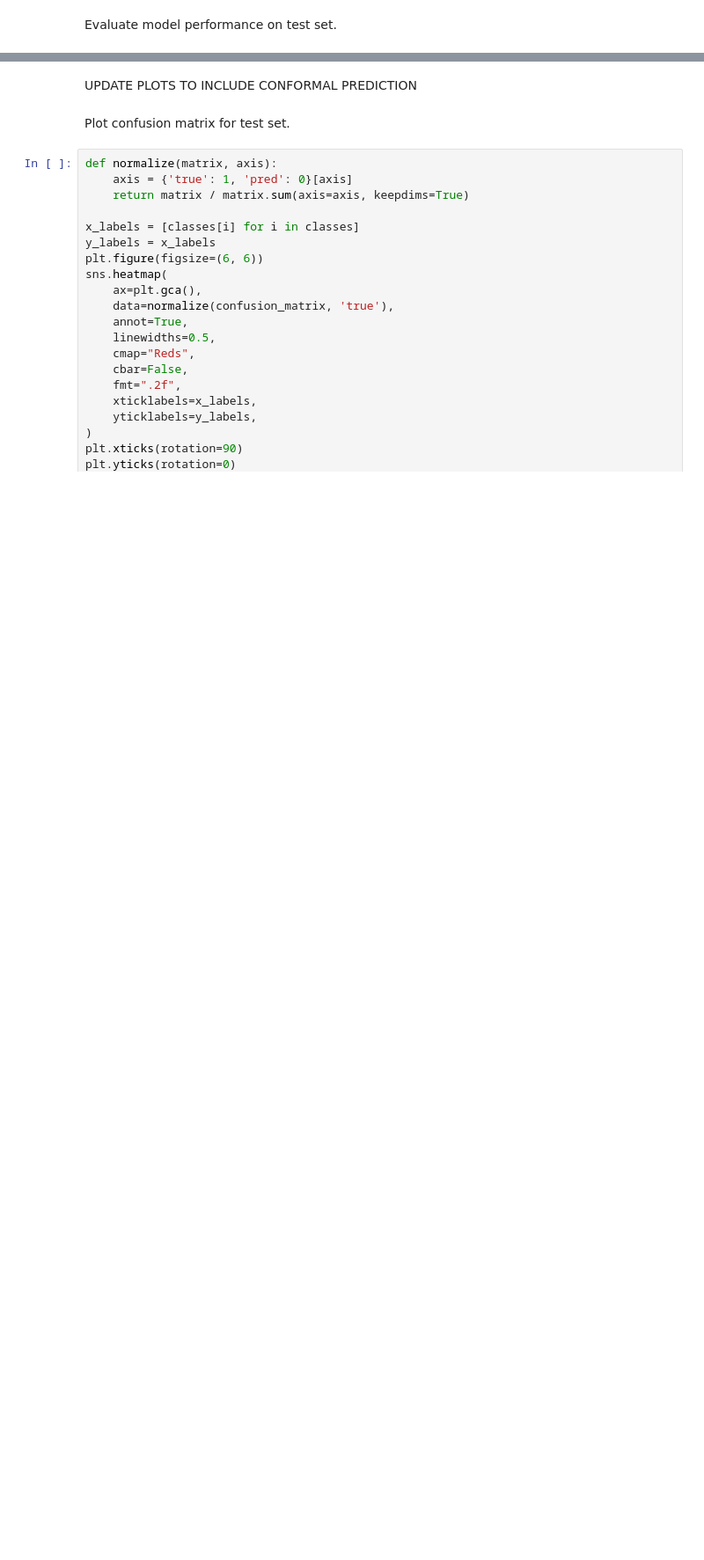
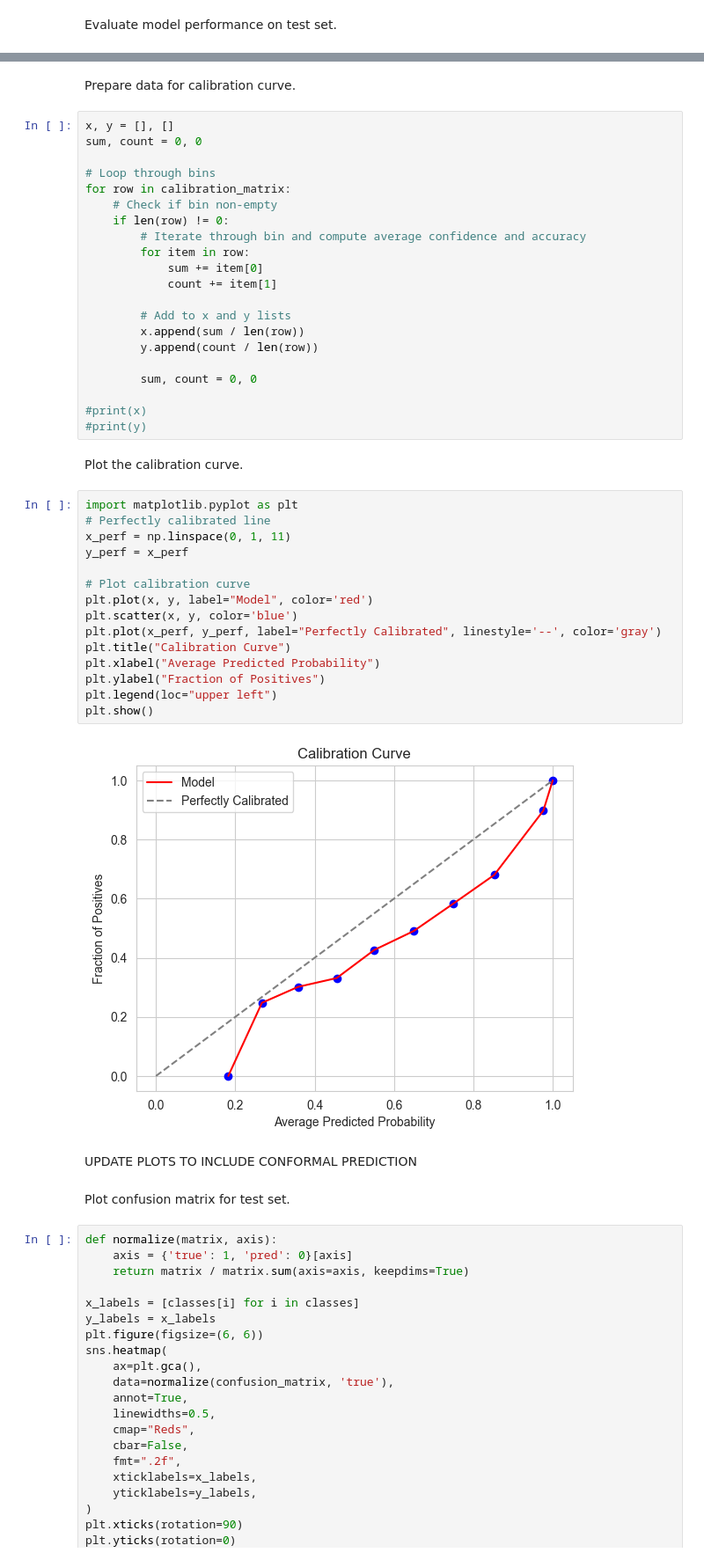
Before and after one commit to vokifrenik/Conformal-Prediction, a Jupyter notebook: conformal_classifier.ipynb, the cells around one changed output, grey strips where cells are left out. Shown at 88% size. Saved outputs shown, nothing was run; the diff lists cells and outputs as text; blank space fills up the shorter version.

Commit message:
Added the calibration curve

```diff
--- a/conformal_classifier.ipynb
+++ b/conformal_classifier.ipynb
@@ -406,3 +504,45 @@ print(f"Test accuracy: {test_accuracy:.3f}")
+# %% [markdown]
+Prepare data for calibration curve.
+# %%
+x, y = [], []
+sum, count = 0, 0
+
+# Loop through bins
+for row in calibration_matrix:
+    # Check if bin non-empty
+    if len(row) != 0:
+        # Iterate through bin and compute average confidence and accuracy
+        for item in row:
+            sum += item[0]
+            count += item[1]
+
+        # Add to x and y lists
+        x.append(sum / len(row))
+        y.append(count / len(row))
+
+        sum, count = 0, 0
+
+#print(x)
+#print(y)
+# %% [markdown]
+Plot the calibration curve.
+# %%
+import matplotlib.pyplot as plt
+# Perfectly calibrated line
+x_perf = np.linspace(0, 1, 11)
+y_perf = x_perf
+
+# Plot calibration curve
+plt.plot(x, y, label="Model", color='red')
+plt.scatter(x, y, color='blue')
+plt.plot(x_perf, y_perf, label="Perfectly Calibrated", linestyle='--', color='gray')
+plt.title("Calibration Curve")
+plt.xlabel("Average Predicted Probability")
+plt.ylabel("Fraction of Positives")
+plt.legend(loc="upper left")
+plt.show()
+# %% [output]
+[figure, added]
 # %% [markdown]
 UPDATE PLOTS TO INCLUDE CONFORMAL PREDICTION
 # %% [markdown]
```
Also changed, not shown: parts of 11 cells of this notebook.
